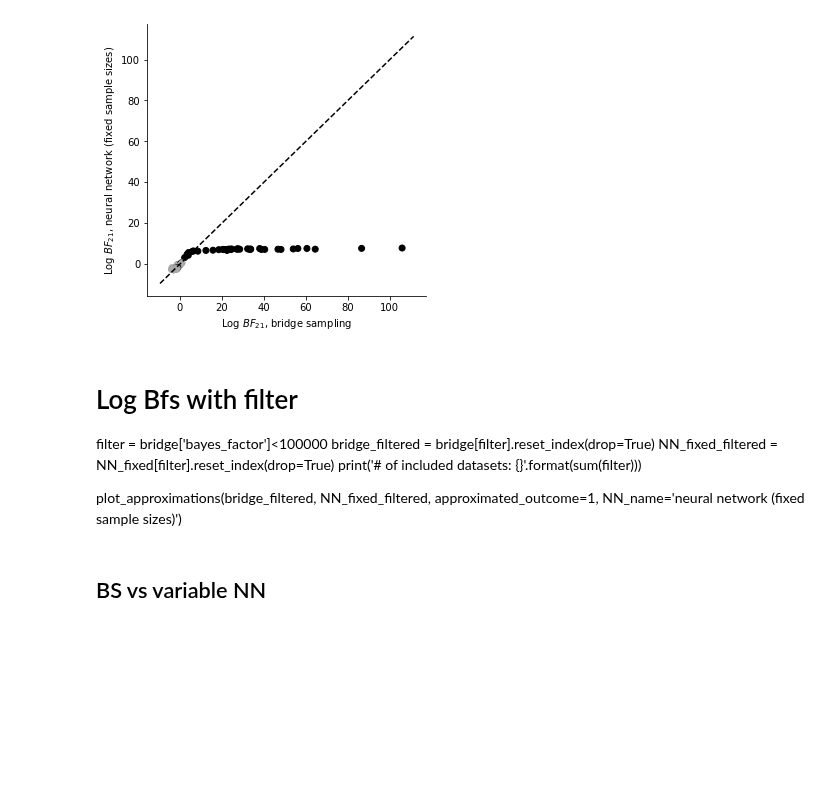
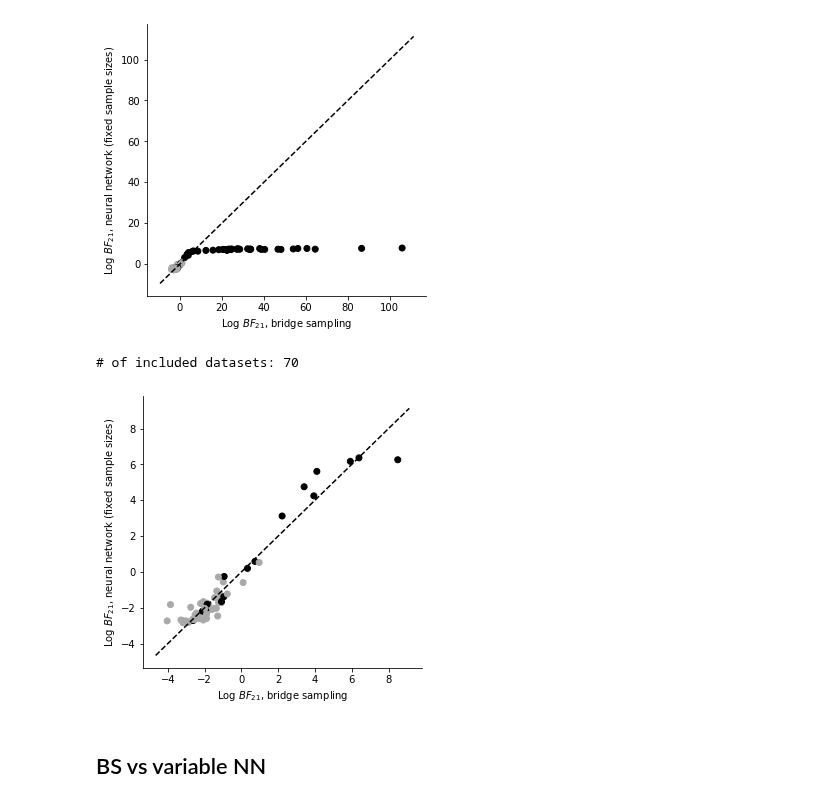
Before and after one commit to elseml/DeepHierarchicalModelComparison, a Jupyter notebook: notebooks/02_bridge_sampling_comparison/bridge_sampling_comparison.ipynb, the cells around one changed output. Saved outputs shown, nothing was run; the diff lists cells and outputs as text; code cells hidden in the pictures; blank space fills up the shorter version.

Commit message:
Refactor bridge sampling comparison

```diff
--- a/notebooks/02_bridge_sampling_comparison/bridge_sampling_comparison.ipynb
+++ b/notebooks/02_bridge_sampling_comparison/bridge_sampling_comparison.ipynb
@@ -115,14 +115,17 @@ plot_approximations(bridge, NN_fixed, approximated_outcome=0, NN_name='neural ne
 plot_approximations(bridge, NN_fixed, approximated_outcome=1, NN_name='neural network (fixed sample sizes)')
 # %% [output]
 [figure]
-# %% [markdown]
-# Log Bfs with filter
-filter = bridge['bayes_factor']<100000
-bridge_filtered = bridge[filter].reset_index(drop=True)
-NN_fixed_filtered = NN_fixed[filter].reset_index(drop=True)
-print('# of included datasets: {}'.format(sum(filter)))
-
-plot_approximations(bridge_filtered, NN_fixed_filtered, approximated_outcome=1, NN_name='neural network (fixed sample sizes)')
+# %%
+# Log Bfs with filter
+filter = bridge['bayes_factor']<100000
+bridge_filtered = bridge[filter].reset_index(drop=True)
+NN_fixed_filtered = NN_fixed[filter].reset_index(drop=True)
+print('# of included datasets: {}'.format(sum(filter)))
+
+plot_approximations(bridge_filtered, NN_fixed_filtered, approximated_outcome=1, NN_name='neural network (fixed sample sizes)')
+# %% [output]
+# of included datasets: 70
+[figure, added]
 # %% [markdown]
 ## BS vs variable NN
 # %%
```
Also changed, not shown: parts of 2 cells of this notebook.
